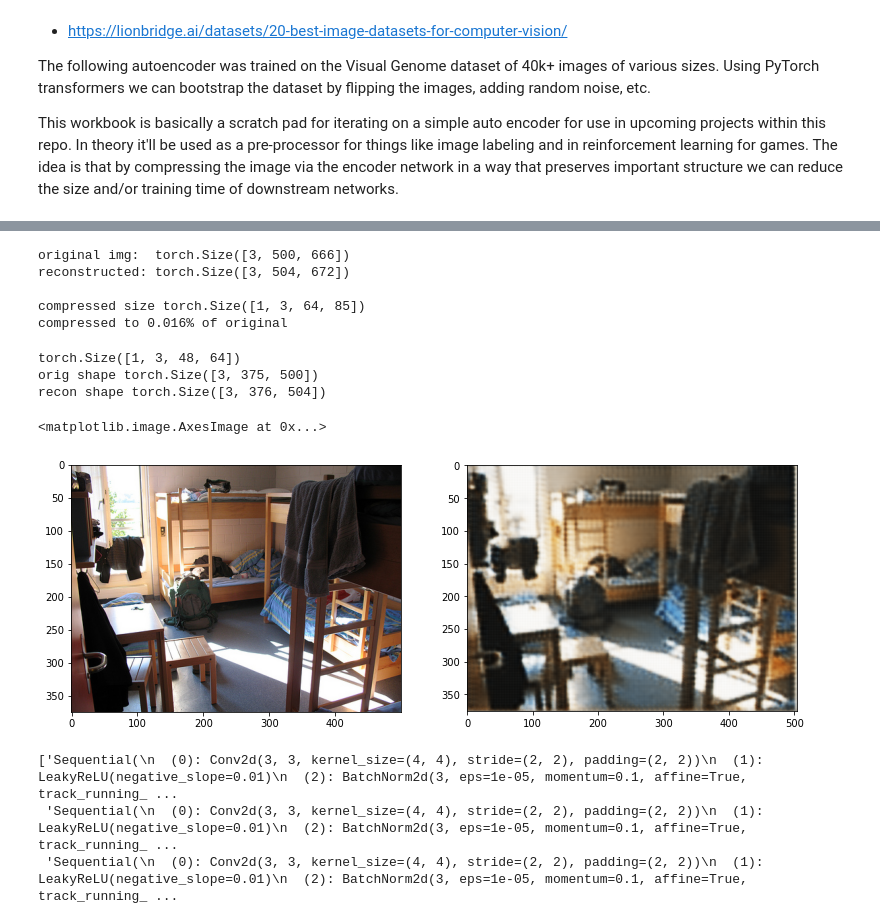
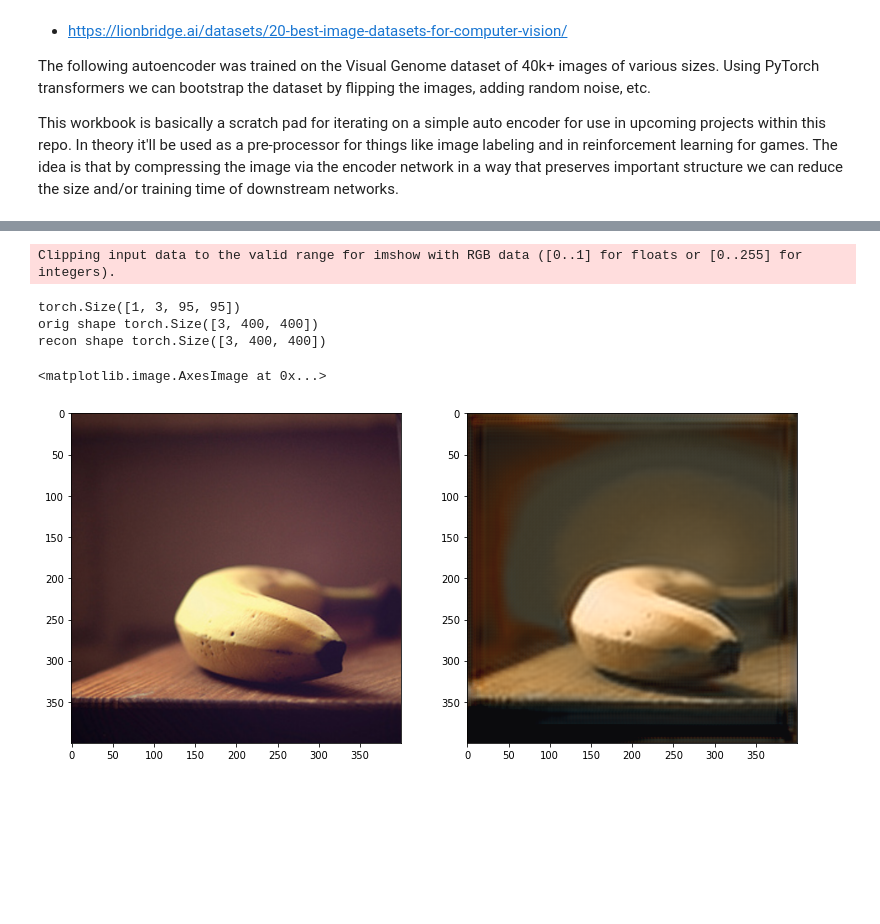
Before and after one commit to joedursun/machine-learning, a Jupyter notebook: ConvAutoencoder.ipynb, the cells around one changed output, grey strips where cells are left out. Drawn from its saved outputs; the diff is of its cells as text; code cells hidden in the pictures; blank space fills up the shorter version.

```diff
--- a/ConvAutoencoder.ipynb
+++ b/ConvAutoencoder.ipynb
@@ -71,7 +56,7 @@ def train(model, train_loader, checkpoint_path='./autoencoder-continued.cpt', nu
             del recon, img
             loss.backward()
             i += 1
-            if i % 10 == 0:
+            if i % 25 == 0:
                 try:
                     print('Epoch:{}, Batch:{}, loss:{:.4f}'.format(epoch, i, loss.item()))
                 except UnboundLocalError:
@@ -139,31 +176,0 @@ Epoch:1, Batch:210, loss:0.0048
-# %%
-# this is a sanity check and to see how much the model can reasonably compress the image
-m = cnn.AutoEncoder(3, latent_channels=3)
-transform = transforms.Compose([
-    transforms.ToPILImage(),
-    transforms.Resize(500),
-    transforms.ToTensor(),
-])
-
-data = VisualGenomeDataset('./data/images/1', transform=transform)
-dataloader = DataLoader(data, batch_size=200, shuffle=True, num_workers=3)
-img = data[100]
-print('original img: ', img.shape)
-print('reconstructed:', m(img.unsqueeze(0))[0].shape)
-print('')
-
-
-z = img.unsqueeze(0)
-for layer in m.encoder:
-    z = layer(z)
-print('compressed size', z.shape)
-orig_dim = np.prod(list(img.size()))
-compress_dim = np.prod(list(z.size()))
-compression = compress_dim / orig_dim
-print('compressed to {:.3f}% of original '.format(compression))
-# %% [output]
-original img:  torch.Size([3, 500, 666])
-reconstructed: torch.Size([3, 504, 672])
-
-compressed size torch.Size([1, 3, 64, 85])
-compressed to 0.016% of original
@@ -185,23 +180,34 @@ data = VisualGenomeDataset('./data/images/1', transform=transform)
 # %%
-i = data[6]
+transform = transforms.Compose([
+        transforms.ToPILImage(),
+        transforms.Resize(500),
+        transforms.RandomCrop(crop),
+        transforms.ToTensor(),
+    ])
+
+data = VisualGenomeDataset('./data/images/1', transform=transform)
+i = data[170]
+model.eval()
+model.to(torch.device('cpu'))
 
 z = i.unsqueeze(0)
 for layer in model.encoder:
     z = layer(z)
 
 print(z.shape)
 
 recon = model(i.permute(0,1,2).unsqueeze(0).float())
 recon = recon.detach()[0]
 print('orig shape', i.shape)
 print('recon shape', recon.shape)
 
 f, axarr = plt.subplots(1,2, figsize=(13,13))
 axarr[0].imshow(i.permute(1,2,0))
 axarr[1].imshow(recon.permute(1,2,0))
 # %% [output]
-torch.Size([1, 3, 48, 64])
-orig shape torch.Size([3, 375, 500])
-recon shape torch.Size([3, 376, 504])
+Clipping input data to the valid range for imshow with RGB data ([0..1] for floats or [0..255] for integers).
-<matplotlib.image.AxesImage at 0x...>
+torch.Size([1, 3, 95, 95])
+orig shape torch.Size([3, 400, 400])
+recon shape torch.Size([3, 400, 400])
+<matplotlib.image.AxesImage at 0x...>
-[figure, old version]
+[figure, new version]
@@ -219,7 +213,0 @@ torch.save(state, './dist/cnn.pt')
-# %%
-check = torch.load('./dist/cnn.pt')
-check['encoder']
-# %% [output]
-['Sequential(\n  (0): Conv2d(3, 3, kernel_size=(4, 4), stride=(2, 2), padding=(2, 2))\n  (1): LeakyReLU(negative_slope=0.01)\n  (2): BatchNorm2d(3, eps=1e-05, momentum=0.1, affine=True, track_running_ ...
- 'Sequential(\n  (0): Conv2d(3, 3, kernel_size=(4, 4), stride=(2, 2), padding=(2, 2))\n  (1): LeakyReLU(negative_slope=0.01)\n  (2): BatchNorm2d(3, eps=1e-05, momentum=0.1, affine=True, track_running_ ...
- 'Sequential(\n  (0): Conv2d(3, 3, kernel_size=(4, 4), stride=(2, 2), padding=(2, 2))\n  (1): LeakyReLU(negative_slope=0.01)\n  (2): BatchNorm2d(3, eps=1e-05, momentum=0.1, affine=True, track_running_ ...
```
Also changed, not shown: parts of 8 cells of this notebook.
